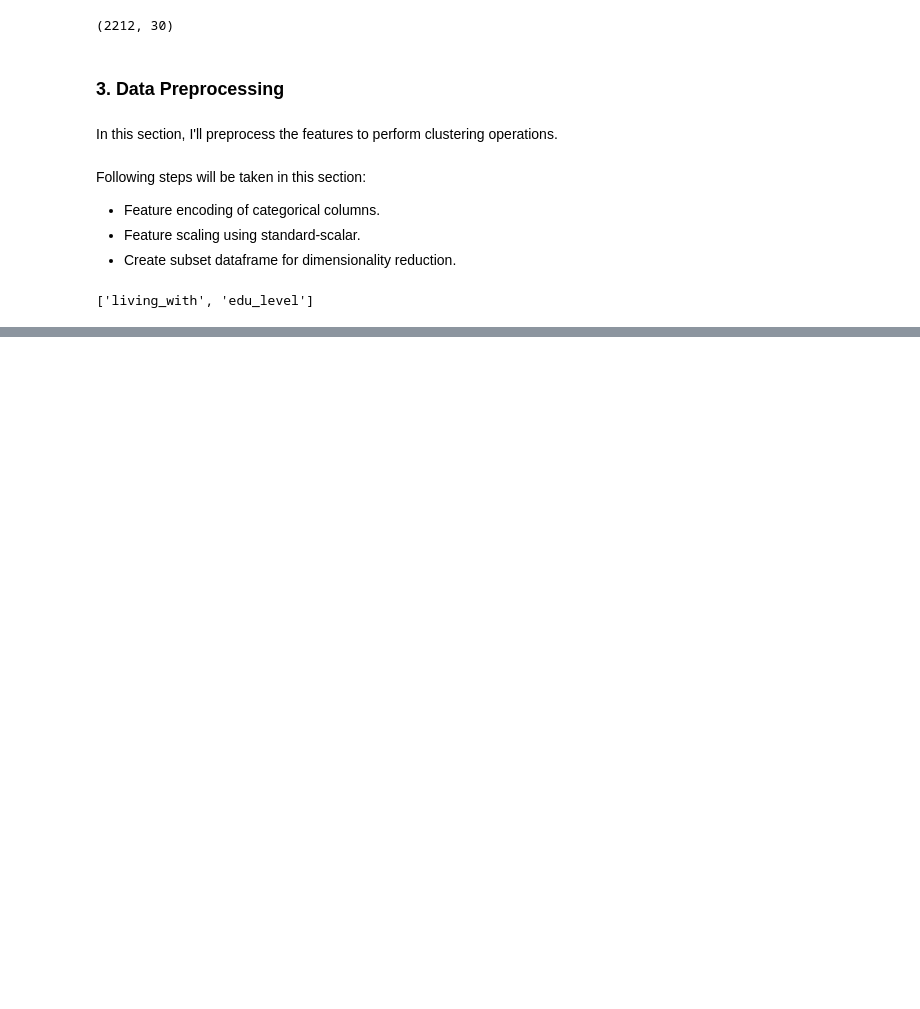
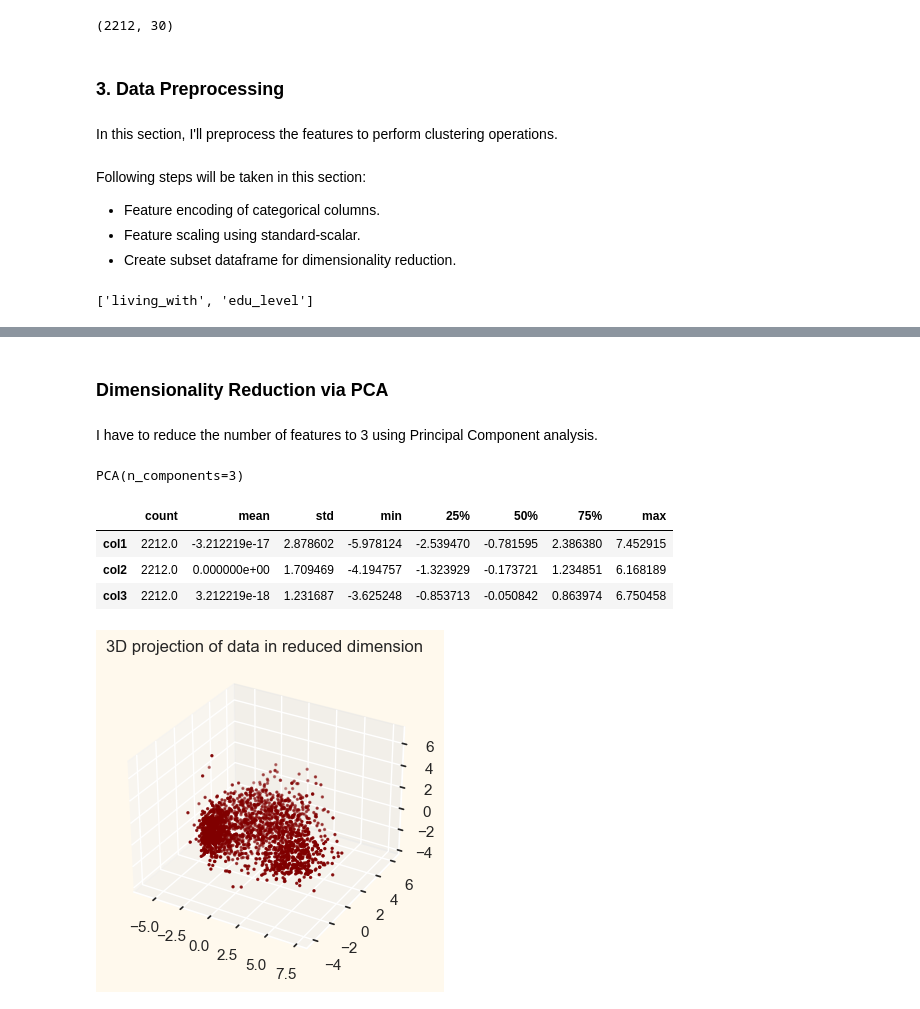
Before and after one commit to Cshefali/Data-Analysis-And-Viz-Python, a Jupyter notebook: customer_segmentation_project1/p1_customer_segmentation.ipynb, the cells around one changed output, grey strips where cells are left out. Drawn from its saved outputs; the diff is of its cells as text; code cells hidden in the pictures; blank space fills up the shorter version.

```diff
--- a/customer_segmentation_project1/p1_customer_segmentation.ipynb
+++ b/customer_segmentation_project1/p1_customer_segmentation.ipynb
@@ -466,0 +507,6 @@ data['edu_level_coded'] = le.fit_transform(data['edu_level'])
+# %%
+##Standardize the subset
+stan_scaler = StandardScaler()
+stan_scaler.fit(data_subset)
+scaled_ds = pd.DataFrame(stan_scaler.transform(data_subset), columns=data_subset.columns)
+print("All features scaled")
@@ -466,0 +526,32 @@ data['edu_level_coded'] = le.fit_transform(data['edu_level'])
+# %% [markdown]
+<h3>Dimensionality Reduction via PCA</h3>
+# %% [markdown]
+I have to reduce the number of features to 3 using Principal Component analysis.
+# %%
+pca = PCA(n_components = 3)
+# %%
+pca.fit(scaled_ds)
+# %% [output]
+PCA(n_components=3)
+# %%
+PCA_ds = pd.DataFrame(pca.transform(scaled_ds), columns = (['col1', 'col2', 'col3']))
+# %%
+PCA_ds.describe().T
+# %% [output]
+|  | count | mean | std | min | 25% | 50% | 75% | max |
+| col1 | 2212.0 | -3.212219e-17 | 2.878602 | -5.978124 | -2.539470 | -0.781595 | 2.386380 | 7.452915 |
+| col2 | 2212.0 | 0.000000e+00 | 1.709469 | -4.194757 | -1.323929 | -0.173721 | 1.234851 | 6.168189 |
+| col3 | 2212.0 | 3.212219e-18 | 1.231687 | -3.625248 | -0.853713 | -0.050842 | 0.863974 | 6.750458 |
+# %%
+#3D projection of data in reduced dimension
+x = PCA_ds['col1']
+y = PCA_ds['col2']
+z = PCA_ds['col3']
+#plot
+fig = plt.figure(figsize = (6,4))
+ax = fig.add_subplot(111, projection="3d")
+ax.scatter(x,y,z, c='maroon', marker='o', s=2)
+ax.set_title('3D projection of data in reduced dimension')
+plt.show()
+# %% [output]
+[figure, added]
```
Also changed, not shown: parts of 8 cells of this notebook.
